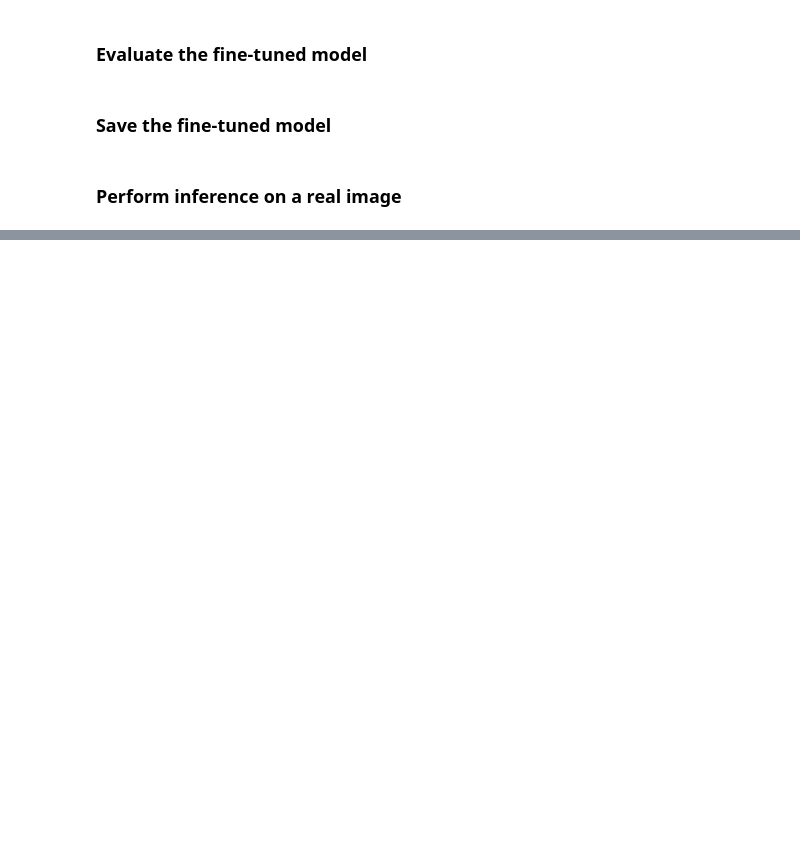
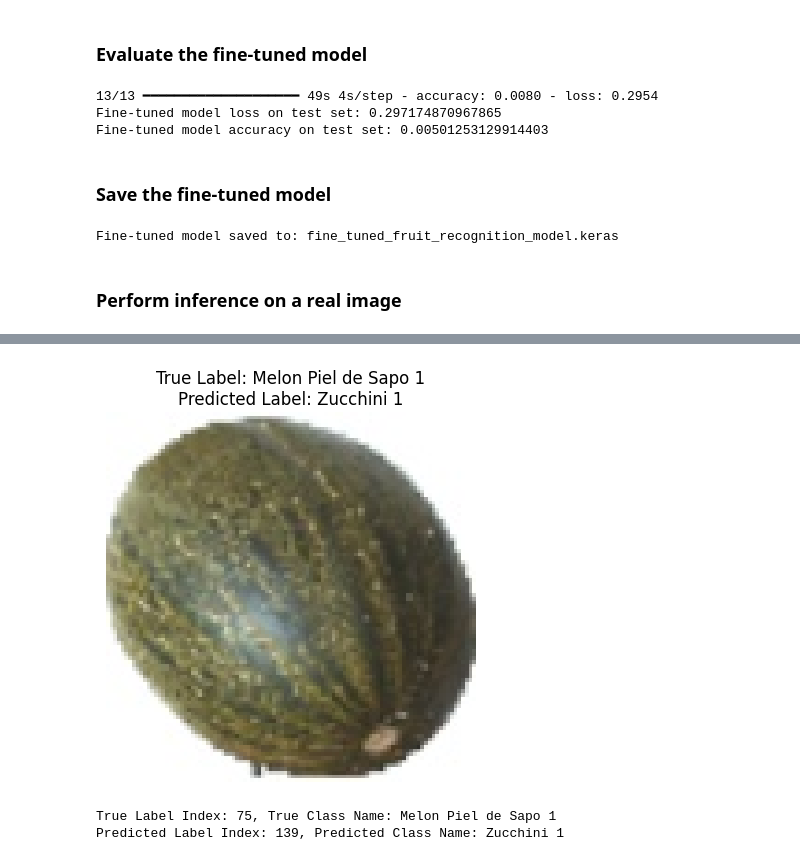
Before and after one commit to Cado87/Fruit-classification, a Jupyter notebook: Fruit_classifier_dataset_fine_tuning.ipynb, the cells around one changed output, grey strips where cells are left out. Saved outputs shown, nothing was run; the diff lists cells and outputs as text; code cells hidden in the pictures; blank space fills up the shorter version.

```diff
--- a/Fruit_classifier_dataset_fine_tuning.ipynb
+++ b/Fruit_classifier_dataset_fine_tuning.ipynb
@@ -101,8 +101,8 @@ Sample from the test split:
 Create smaller subset
 # %%
 # Define the size of the subset you want to create (e.g., 10% of the original data)
-subset_size_train = int(len(ds['train']) * 0.1)
-subset_size_test = int(len(ds['test']) * 0.1)
+subset_size_train = int(len(ds['train']) * 0.025)
+subset_size_test = int(len(ds['test']) * 0.025)
 
 # Create the subset
 ds_subset = {
@@ -199,19 +199,23 @@ import tensorflow as tf
 batch_size = 32
 
 # Create TensorFlow datasets
-train_dataset = processed_ds['train'].to_tf_dataset(
+# Ensure the labels are in the correct shape for the model's output
+train_dataset = processed_ds_subset['train'].to_tf_dataset(
     columns=['image'],
-    label_cols=['label'],
+    label_cols=['label'], # This should now be the one-hot encoded label
     batch_size=batch_size,
-    shuffle=True
+    shuffle=True,
+    collate_fn=lambda x: {'image': tf.stack([item['image'] for item in x]), 'label': tf.stack([item['label'] for item in x])} # Custom collate_fn to handle image and one-hot label stacking
 )
 
-val_dataset = processed_ds['test'].to_tf_dataset(
+val_dataset = processed_ds_subset['test'].to_tf_dataset(
     columns=['image'],
-    label_cols=['label'],
-    batch_size=batch_size
+    label_cols=['label'], # This should now be the one-hot encoded label
+    batch_size=batch_size,
+    collate_fn=lambda x: {'image': tf.stack([item['image'] for item in x]), 'label': tf.stack([item['label'] for item in x])} # Custom collate_fn to handle image and one-hot label stacking
 )
 
+
 print("Data generators prepared.")
 # %% [output]
 Old behaviour: columns=['a'], labels=['labels'] -> (tf.Tensor, tf.Tensor)
@@ -321,6 +334,10 @@ loss, accuracy = base_model.evaluate(val_dataset)
 
 print(f"Fine-tuned model loss on test set: {loss}")
 print(f"Fine-tuned model accuracy on test set: {accuracy}")
+# %% [output]
+13/13 ━━━━━━━━━━━━━━━━━━━━ 49s 4s/step - accuracy: 0.0080 - loss: 0.2954
+Fine-tuned model loss on test set: 0.297174870967865
+Fine-tuned model accuracy on test set: 0.00501253129914403
 # %% [markdown]
 ### Save the fine-tuned model
 # %%
@@ -331,6 +348,8 @@ save_path = 'fine_tuned_fruit_recognition_model.keras'
 base_model.save(save_path)
 
 print(f"Fine-tuned model saved to: {save_path}")
+# %% [output]
+Fine-tuned model saved to: fine_tuned_fruit_recognition_model.keras
 # %% [markdown]
 ### Perform inference on a real image
 # %%
@@ -338,7 +357,7 @@ import numpy as np
 import matplotlib.pyplot as plt
 
 # Select an image from the test dataset (you can change the index)
-image_index = 10 # Example: select the 11th image in the test set
+image_index = 110 # Example: select the 11th image in the test set
 sample_image_data = ds['test'][image_index]
 sample_image = sample_image_data['image']
 true_label = sample_image_data['label']
@@ -372,4 +391,5 @@ plt.show()
 
 print(f"True Label Index: {true_label}, True Class Name: {true_class_name}")
 print(f"Predicted Label Index: {predicted_label_index}, Predicted Class Name: {predicted_class_name}")
-print(f"Prediction probabilities: {predictions[0]}")
+#print(f"Prediction probabilities: {predictions[0]}")
+# %% [output]
@@ -375,0 +397,3 @@ print(f"Prediction probabilities: {predictions[0]}")
+[figure, added]
+True Label Index: 75, True Class Name: Melon Piel de Sapo 1
+Predicted Label Index: 139, Predicted Class Name: Zucchini 1
```
Also changed, not shown: parts of 4 cells of this notebook.
